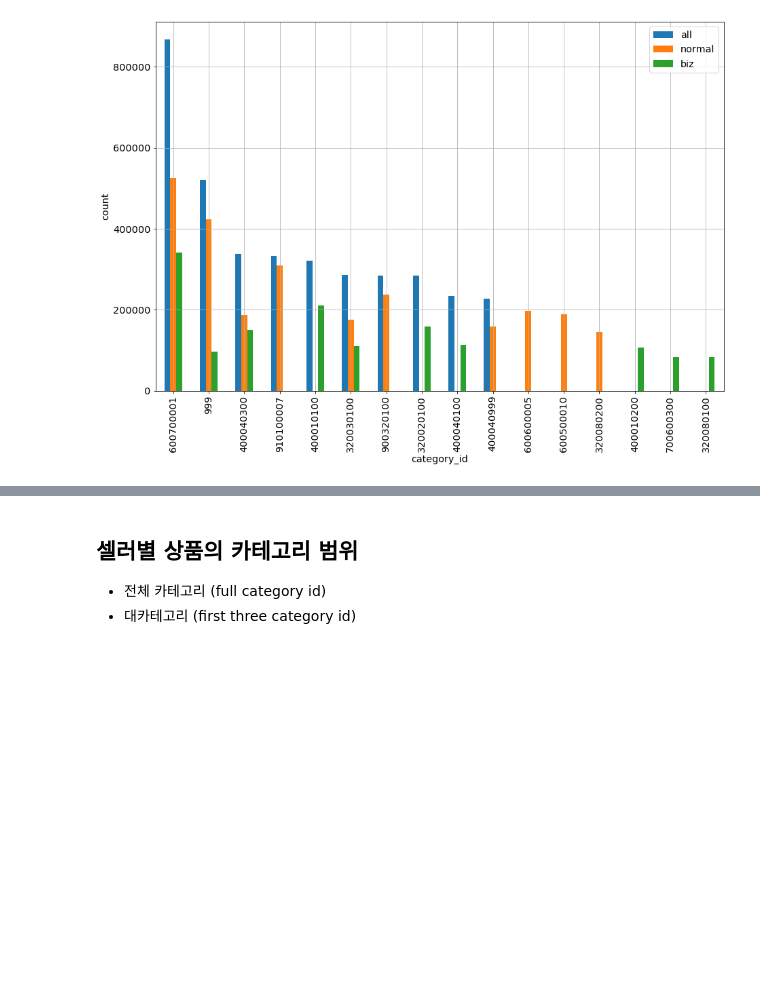
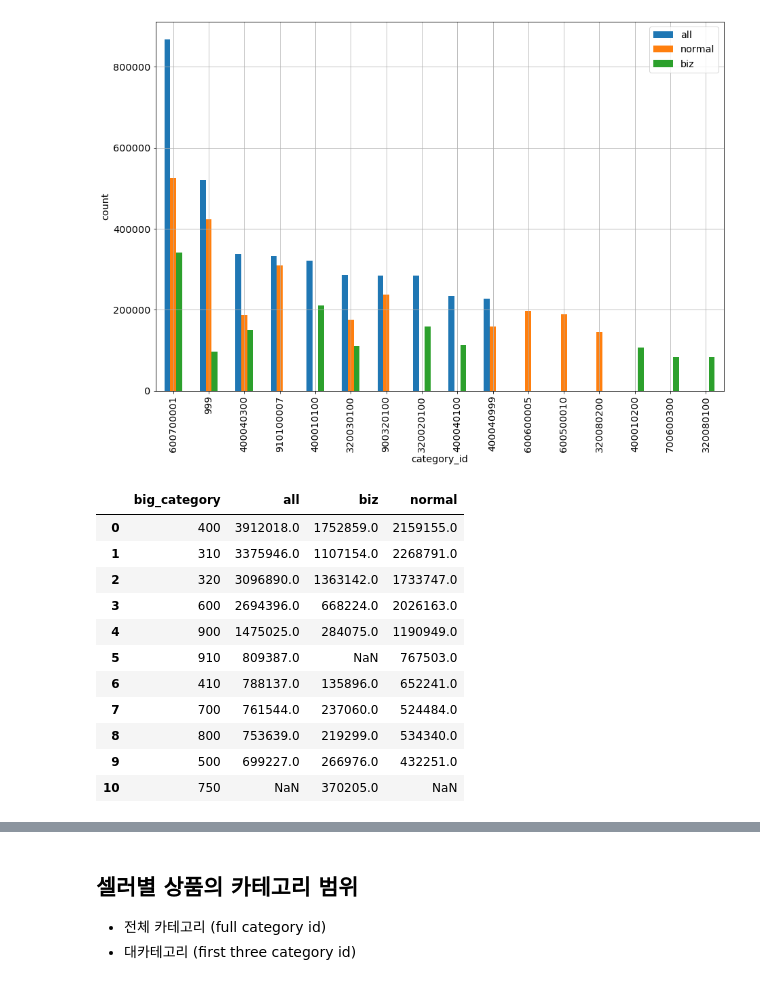
Before and after one commit to qkrtjdud1017/analytics, a Jupyter notebook: 판매자(일반상점+전문상점)특성.ipynb, the cells around one changed output, grey strips where cells are left out. Saved outputs shown, nothing was run; the diff lists cells and outputs as text; code cells hidden in the pictures; blank space fills up the shorter version.

```diff
--- a/판매자(일반상점+전문상점)특성.ipynb
+++ b/판매자(일반상점+전문상점)특성.ipynb
@@ -486,0 +509,19 @@ plt.show()
+# %%
+top_10_big_category = pd.merge(all_top_big_category[:10], biz_top_big_category[:10], how = 'outer', on = 'big_category')
+top_10_big_category = pd.merge(top_10_big_category, normal_top_big_category[:10], how = 'outer', on = 'big_category')
+top_10_big_category.to_csv('top10_big_category.csv')
+
+top_10_big_category
+# %% [output]
+|  | big_category | all | biz | normal |
+| 0 | 400 | 3912018.0 | 1752859.0 | 2159155.0 |
+| 1 | 310 | 3375946.0 | 1107154.0 | 2268791.0 |
+| 2 | 320 | 3096890.0 | 1363142.0 | 1733747.0 |
+| 3 | 600 | 2694396.0 | 668224.0 | 2026163.0 |
+| 4 | 900 | 1475025.0 | 284075.0 | 1190949.0 |
+| 5 | 910 | 809387.0 | NaN | 767503.0 |
+| 6 | 410 | 788137.0 | 135896.0 | 652241.0 |
+| 7 | 700 | 761544.0 | 237060.0 | 524484.0 |
+| 8 | 800 | 753639.0 | 219299.0 | 534340.0 |
+| 9 | 500 | 699227.0 | 266976.0 | 432251.0 |
+| 10 | 750 | NaN | 370205.0 | NaN |
```
Also changed, not shown: parts of 26 cells of this notebook, 1 other file.
